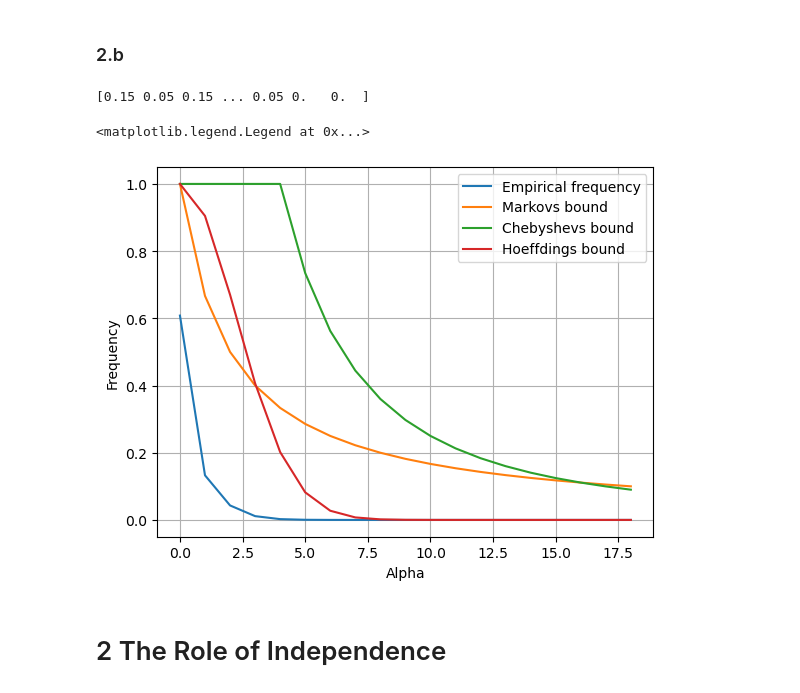
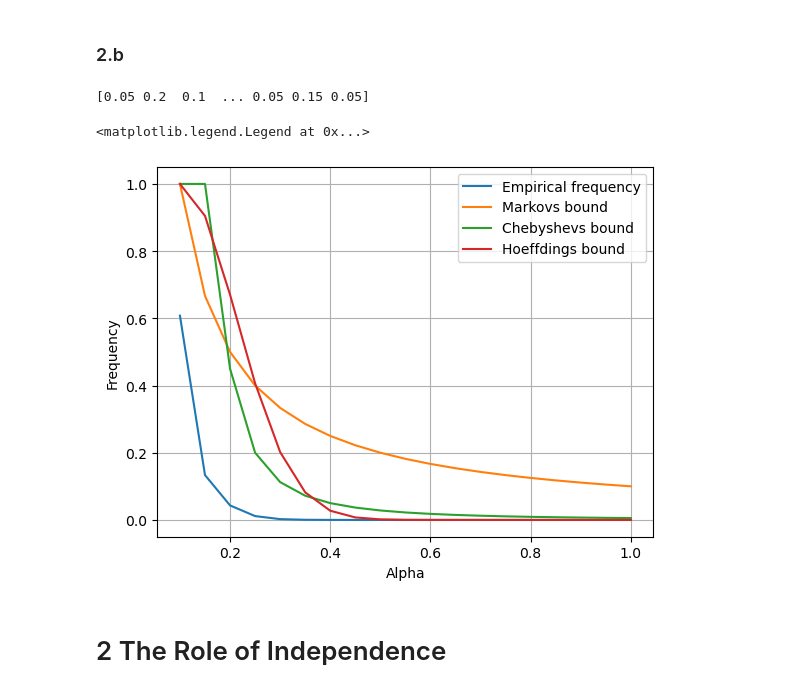
Before and after one commit to AblaZe42/MachineLearningA, a Jupyter notebook: Assignments/Assignment 2/HA-2.ipynb, the cells around one changed output. Drawn from its saved outputs; the diff is of its cells as text; code cells hidden in the pictures.

```diff
--- a/Assignments/Assignment 2/HA-2.ipynb
+++ b/Assignments/Assignment 2/HA-2.ipynb
@@ -35,7 +35,7 @@ for i in a:
     list1 = np.sum(test) / num_repetitions
     test1.append(list1)
 # %%
-# plot the histogram
+
 
 # Markovs inequality -
 # P(X>=alpha)<=E(x)/alpha
@@ -43,20 +43,26 @@ Markovs_bound = 0.5/a
 
 # Chebyshev's inequality -
 # P(|X−E[X]|≥ε)≤ Var[X].
-Chebyshevs_bound = 0.5*(1-0.5)/(a**2)
+Chebyshevs_bound = (0.5*(1-0.5))/((20 * (a-0.5)**2))
+for n in range(len(Chebyshevs_bound)):
+    if Chebyshevs_bound[n] > 1:
+       Chebyshevs_bound[n] = 1
+
 
 # Hoeffding's inequality -
 # P(|X−E[X]|≥ε)≤ 2exp(−2ε^2N)
 Hoeffdings_bound = np.exp(-2*(a-0.5)**2*num_coinflips)
 
 
+
+
 plt.xlabel('Alpha')
 plt.ylabel('Frequency')
 plt.grid(True)
-plt.plot(test1, label = 'Empirical frequency')
-plt.plot(Markovs_bound, label = 'Markovs bound')
-plt.plot(Chebyshevs_bound, label = 'Chebyshevs bound')
-plt.plot(Hoeffdings_bound, label = 'Hoeffdings bound')
+plt.plot(a, test1, label = 'Empirical frequency')
+plt.plot(a, Markovs_bound, label = 'Markovs bound')
+plt.plot(a, Chebyshevs_bound, label = 'Chebyshevs bound')
+plt.plot(a, Hoeffdings_bound, label = 'Hoeffdings bound')
 plt.legend()
 # %% [output]
 <matplotlib.legend.Legend at 0x...>
@@ -100,40 +106,40 @@ for i in a:
 # plot the histogram
 
 # Markovs inequality -
 # P(X>=alpha)<=E(x)/alpha
 Markovs_bound_1 = 0.1/a
 # for n in range(len(Markovs_bound_1)):
 #     if Markovs_bound_1[n] > 1:
 #        Markovs_bound_1[n] = 1
 
 # Chebyshev's inequality -
 # P(|X−E[X]|≥ε)≤ Var[X].
-Chebyshevs_bound_1 = 0.1*(1-0.1)/(a**2)
+Chebyshevs_bound_1 = 0.1*(1-0.1)/(20*(a-0.1)**2)
 
 for n in range(len(Chebyshevs_bound_1)):
     if Chebyshevs_bound_1[n] > 1:
        Chebyshevs_bound_1[n] = 1
 
 
 
 
 # Hoeffding's inequality -
 # P(|X−E[X]|≥ε)≤ 2exp(−2ε^2N)
 Hoeffdings_bound_1 = np.exp(-2*(a-0.1)**2*num_coinflips)
 
 
 plt.xlabel('Alpha')
 plt.ylabel('Frequency')
 plt.grid(True)
-plt.plot(test1, label = 'Empirical frequency')
-plt.plot(Markovs_bound_1, label = 'Markovs bound')
-plt.plot(Chebyshevs_bound_1, label = 'Chebyshevs bound')
-plt.plot(Hoeffdings_bound_1, label = 'Hoeffdings bound')
+plt.plot(a, test1, label = 'Empirical frequency')
+plt.plot(a, Markovs_bound_1, label = 'Markovs bound')
+plt.plot(a, Chebyshevs_bound_1, label = 'Chebyshevs bound')
+plt.plot(a, Hoeffdings_bound_1, label = 'Hoeffdings bound')
 plt.legend()
 # %% [output]
-[0.15 0.05 0.15 ... 0.05 0.   0.  ]
+[0.05 0.2  0.1  ... 0.05 0.15 0.05]
 <matplotlib.legend.Legend at 0x...>
-[figure, old version]
+[figure, new version]
 # %% [markdown]
 # 2 The Role of Independence
 # %%
```
Also changed, not shown: parts of 4 cells of this notebook.
